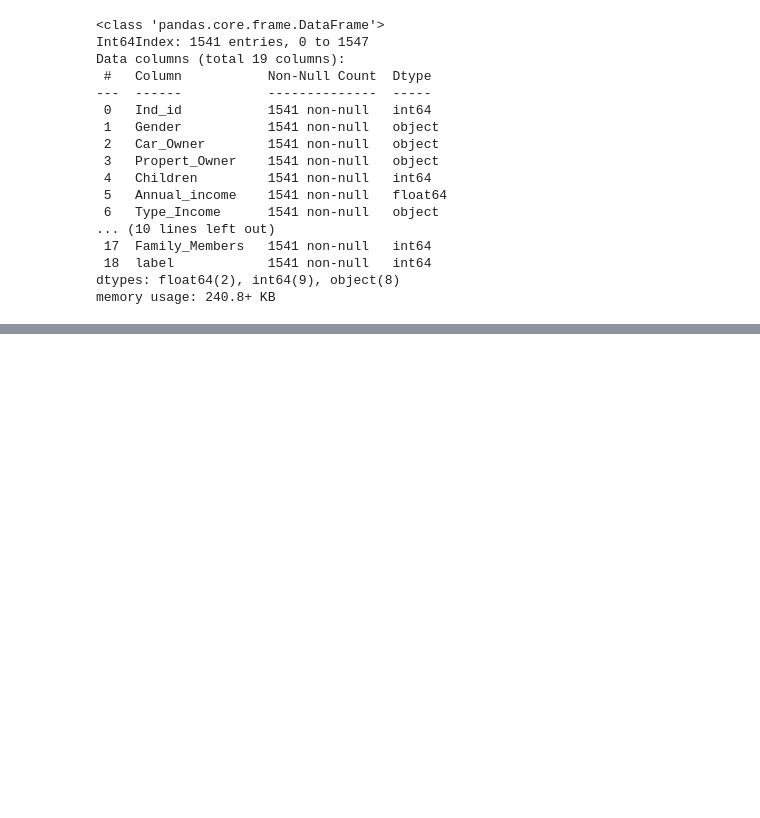
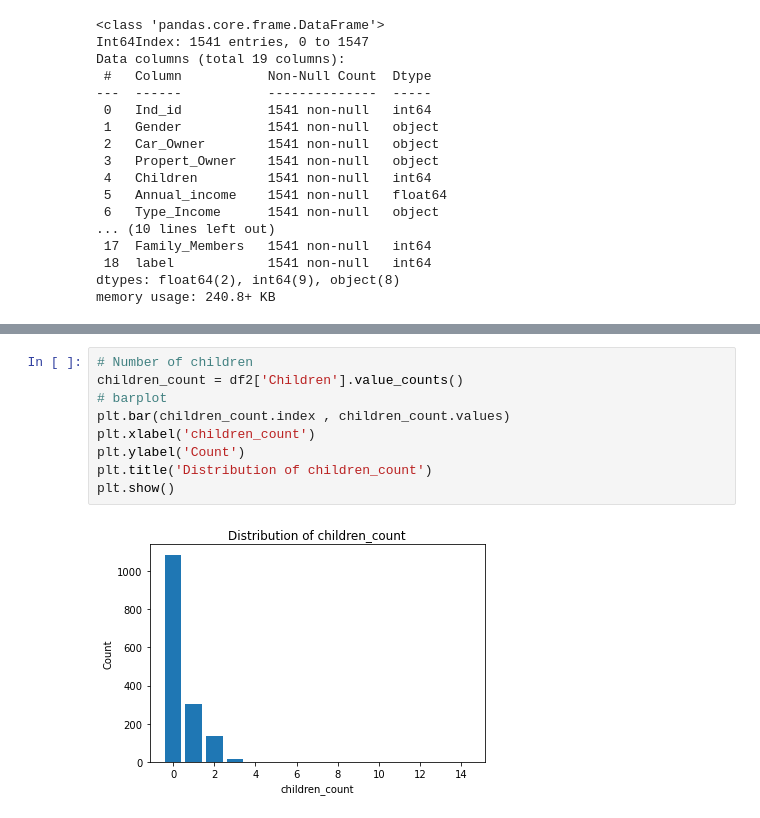
Before and after one commit to adhilMuhamed/CreditCardApproval_Prediction, a Jupyter notebook: CreditCardApproval_Prediction.ipynb, the cells around one changed output, grey strips where cells are left out. Drawn from its saved outputs; the diff is of its cells as text; blank space fills up the shorter version.

```diff
--- a/CreditCardApproval_Prediction.ipynb
+++ b/CreditCardApproval_Prediction.ipynb
@@ -232,0 +287,11 @@ memory usage: 240.8+ KB
+# %%
+# Number of children
+children_count = df2['Children'].value_counts()
+# barplot
+plt.bar(children_count.index , children_count.values)
+plt.xlabel('children_count')
+plt.ylabel('Count')
+plt.title('Distribution of children_count')
+plt.show()
+# %% [output]
+[figure, added]
```
Also changed, not shown: parts of 35 cells of this notebook, 1 other file.
